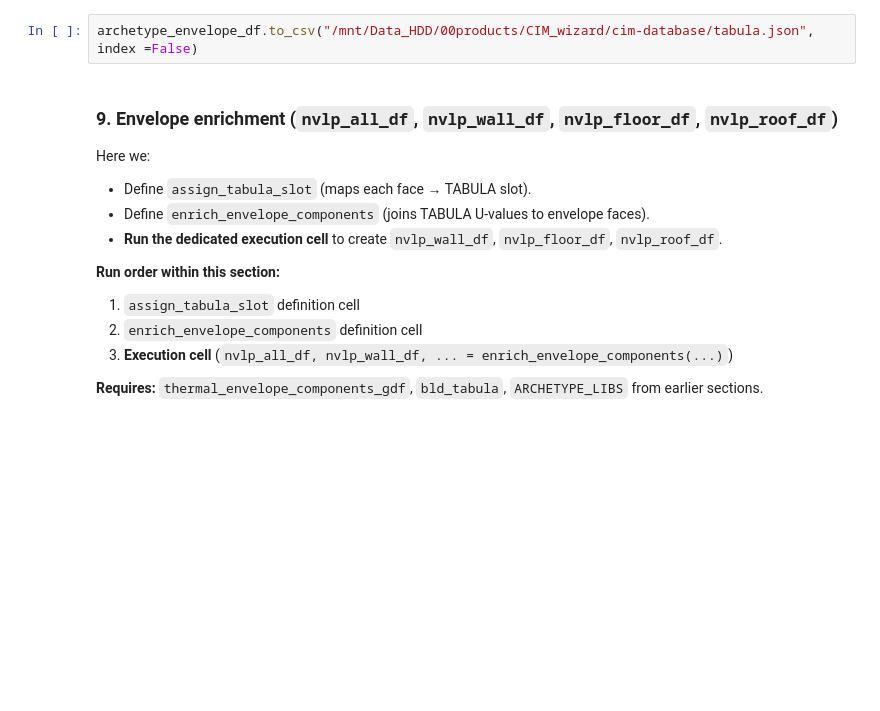
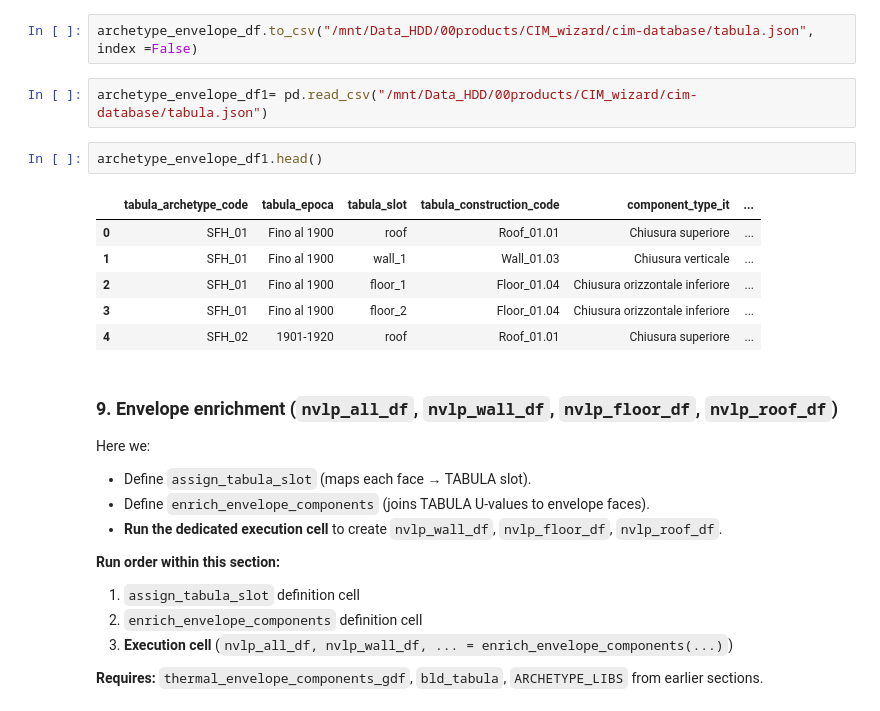
Before and after one commit to energycenterlab/CIM_wizard, a Jupyter notebook: cim_wizard_integrated_2026/logic/stand_alone_CIM.ipynb, the cells around one changed output. Drawn from its saved outputs; the diff is of its cells as text; blank space fills up the shorter version.

```diff
--- a/cim_wizard_integrated_2026/logic/stand_alone_CIM.ipynb
+++ b/cim_wizard_integrated_2026/logic/stand_alone_CIM.ipynb
@@ -1551,6 +1569,17 @@ archetype_envelope_df#.head(20)
 archetype_envelope_df.to_csv("/mnt/Data_HDD/00products/CIM_wizard/cim-database/tabula.csv", index =False)
 # %%
 archetype_envelope_df.to_csv("/mnt/Data_HDD/00products/CIM_wizard/cim-database/tabula.json", index =False)
+# %%
+archetype_envelope_df1= pd.read_csv("/mnt/Data_HDD/00products/CIM_wizard/cim-database/tabula.json")
+# %%
+archetype_envelope_df1.head()
+# %% [output]
+|  | tabula_archetype_code | tabula_epoca | tabula_slot | tabula_construction_code | component_type_it | ... |
+| 0 | SFH_01 | Fino al 1900 | roof | Roof_01.01 | Chiusura superiore | ... |
+| 1 | SFH_01 | Fino al 1900 | wall_1 | Wall_01.03 | Chiusura verticale | ... |
+| 2 | SFH_01 | Fino al 1900 | floor_1 | Floor_01.04 | Chiusura orizzontale inferiore | ... |
+| 3 | SFH_01 | Fino al 1900 | floor_2 | Floor_01.04 | Chiusura orizzontale inferiore | ... |
+| 4 | SFH_02 | 1901-1920 | roof | Roof_01.01 | Chiusura superiore | ... |
 # %% [markdown]
 ### 9. Envelope enrichment (`nvlp_all_df`, `nvlp_wall_df`, `nvlp_floor_df`, `nvlp_roof_df`)
 
```
Also changed, not shown: parts of 22 cells of this notebook, 23 other files.
